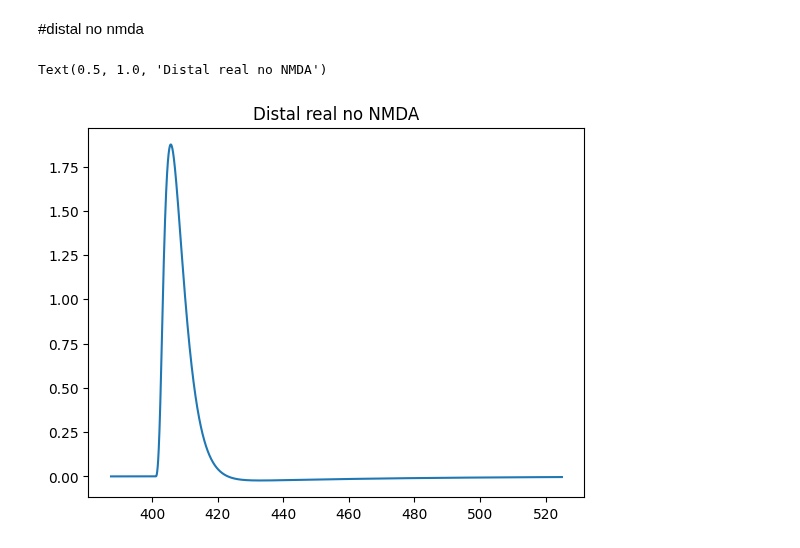
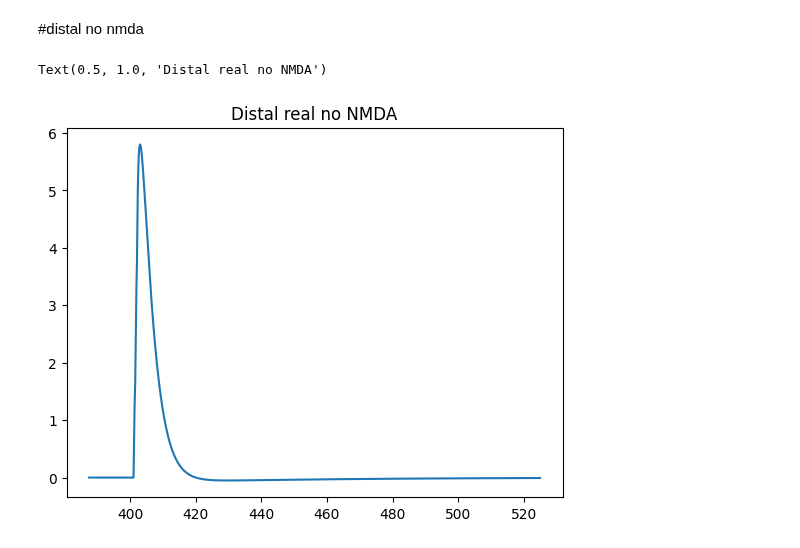
Before and after one commit to ddopp4877/single-cell-tuning, a Jupyter notebook: test_cell_with_syns.ipynb, the cells around one changed output. Cells and saved outputs as stored; diff of their text form; code cells hidden in the pictures.

```diff
--- a/test_cell_with_syns.ipynb
+++ b/test_cell_with_syns.ipynb
@@ -421,7 +421,7 @@ plt.show()
 # %%
 nsyn_exc = int(40 *.04 * 2)
 sim_params = {"event_times":[[400], [400.5],[401]],
-              "ampa_weight": 0.0001,
+              "ampa_weight": 0.0002,
               "ampa_point_proc": h.CPGLUIN,
               "ampa_seg": 0.67,
               "ampa_sec": 33,
@@ -446,11 +446,13 @@ corrected_v = np.array(corrected_v)
 # %%
 start, end = int(sim_params["event_times"][0][0]/0.025 - 500), int(sim_params["event_times"][0][0]/0.025 + 5000)
 real = corrected_v[start:end]
+times = np.arange(0,1000.025,0.025)
+t = times[start:end]
 plt.plot(t,real)
 plt.title("Distal real no NMDA")
 # %% [output]
 Text(0.5, 1.0, 'Distal real no NMDA')
-[figure, old version]
+[figure, new version]
 # %%
 nsyn_exc = int(40 *.04 * 2)
 sim_params = {"event_times":[[400]],
```
Also changed, not shown: parts of 4 cells of this notebook.
